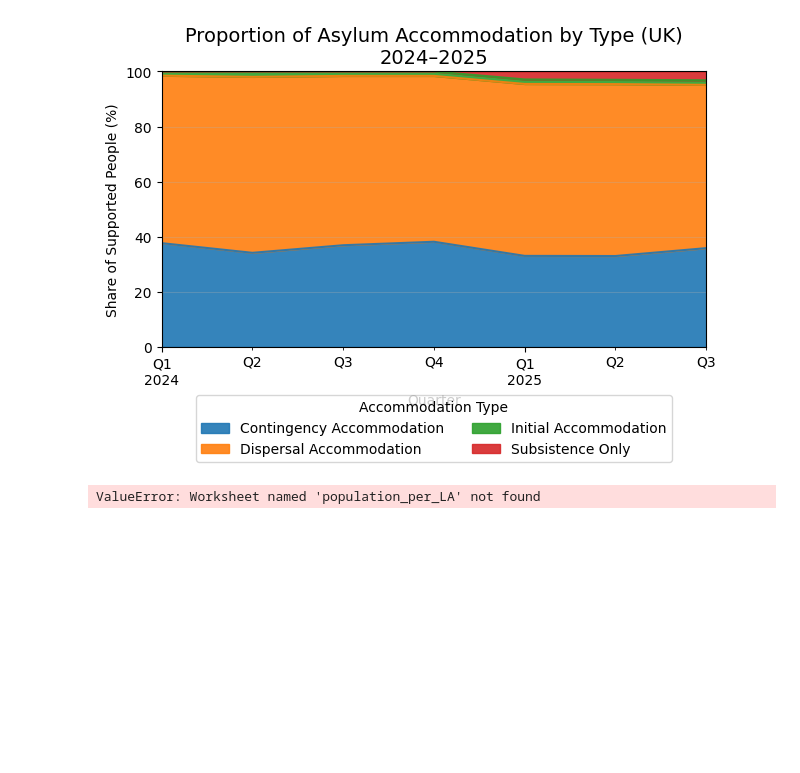
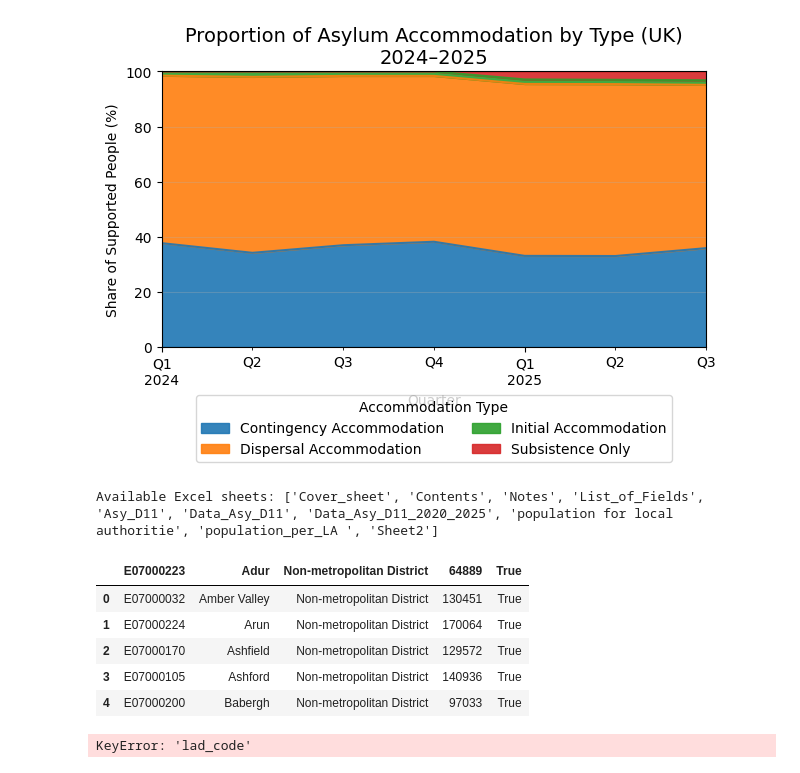
Before and after one commit to awenroberts/QM2-Project, a Jupyter notebook: COPY_asylum_seekers_receiving_support_data.ipynb, the cells around one changed output. Saved outputs shown, nothing was run; the diff lists cells and outputs as text; code cells hidden in the pictures; blank space fills up the shorter version.

```diff
--- a/COPY_asylum_seekers_receiving_support_data.ipynb
+++ b/COPY_asylum_seekers_receiving_support_data.ipynb
@@ -293,12 +293,29 @@ plt.show()
 <Figure size 1400x800 with 0 Axes>
 [figure]
 # %%
-df = pd.read_excel(
+import pandas as pd
+
+xls = pd.ExcelFile("/content/Copy support-local-authority-datasets-sep-2025.xlsx")
+print("Available Excel sheets:", xls.sheet_names)
+
+
+pop_df = pd.read_excel(
     "/content/Copy support-local-authority-datasets-sep-2025.xlsx",
-    sheet_name="population_per_LA",
+    sheet_name="population_per_LA ", # Changed to include the trailing space
     header=1,
     engine="openpyxl"
 )
-df.head()
+pop_df.head()
 # %% [output]
-ValueError: Worksheet named 'population_per_LA' not found
+Available Excel sheets: ['Cover_sheet', 'Contents', 'Notes', 'List_of_Fields', 'Asy_D11', 'Data_Asy_D11', 'Data_Asy_D11_2020_2025', 'population for local authoritie', 'population_per_LA ', 'Sheet2']
+|  | E07000223 | Adur | Non-metropolitan District | 64889 | True |
+| 0 | E07000032 | Amber Valley | Non-metropolitan District | 130451 | True |
+| 1 | E07000224 | Arun | Non-metropolitan District | 170064 | True |
+| 2 | E07000170 | Ashfield | Non-metropolitan District | 129572 | True |
+| 3 | E07000105 | Ashford | Non-metropolitan District | 140936 | True |
+| 4 | E07000200 | Babergh | Non-metropolitan District | 97033 | True |
+# %%
+pop_df.columns
+pop_df["lad_code"].nunique()
+# %% [output]
+KeyError: 'lad_code'
```
